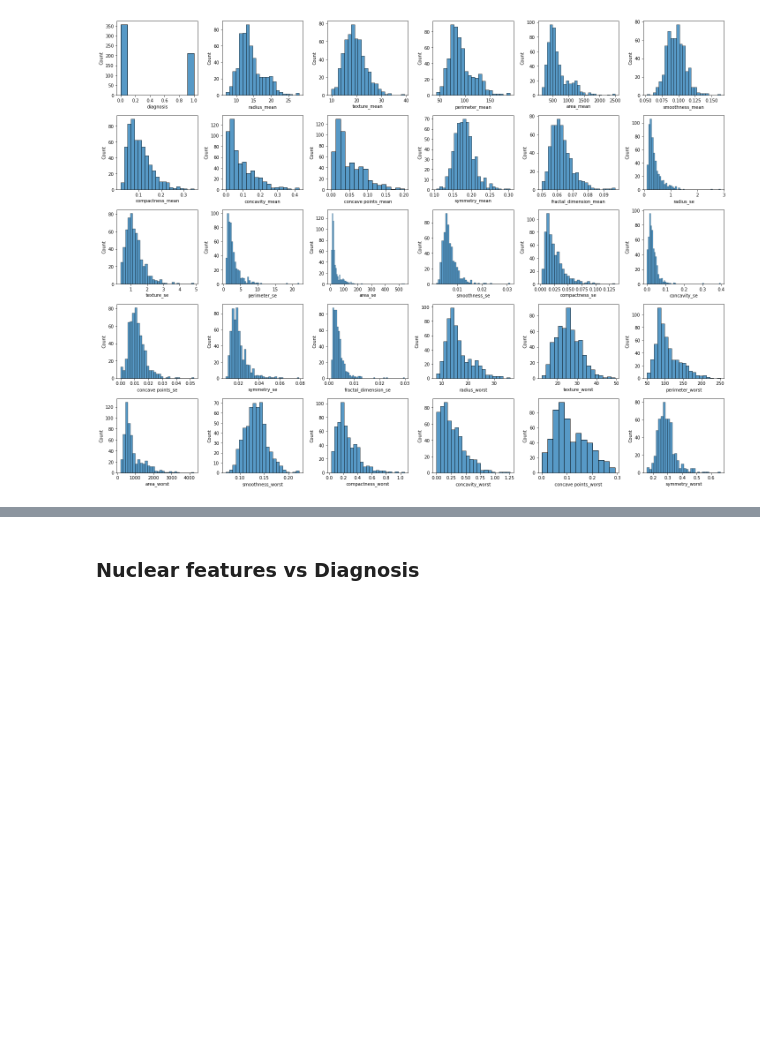
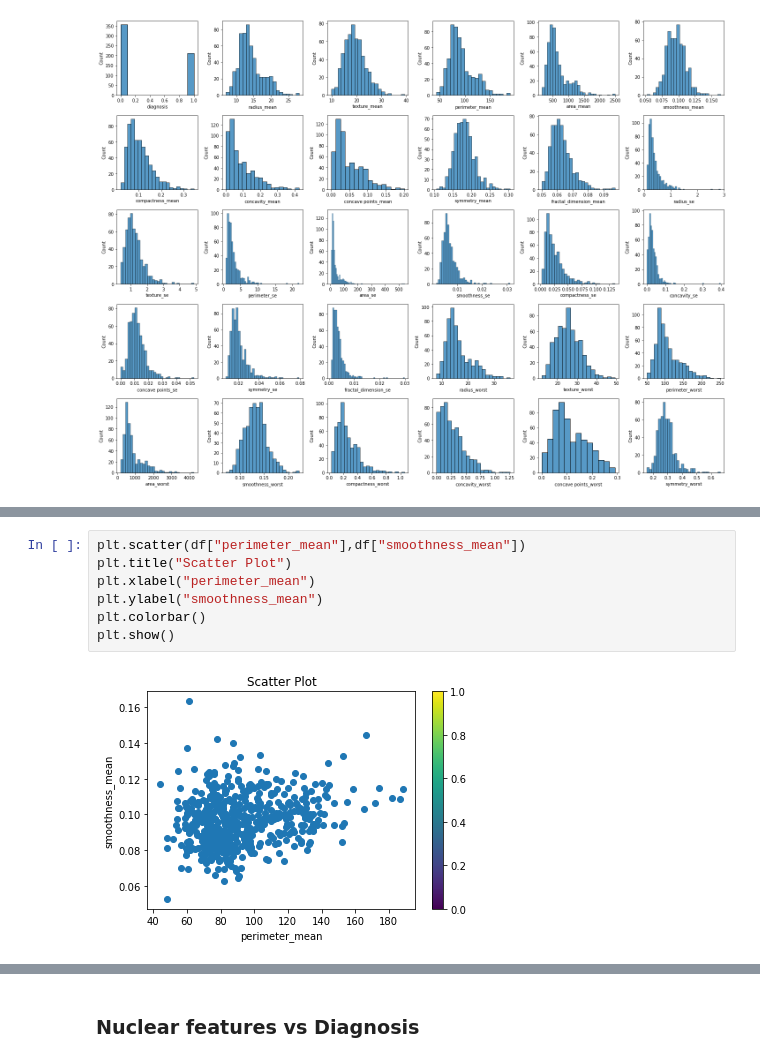
Before and after one commit to SaiBhargavShivampeta/Breast-Cancer-prediction, a Jupyter notebook: Breast Cancer prediction.ipynb, the cells around one changed output, grey strips where cells are left out. Saved outputs shown, nothing was run; the diff lists cells and outputs as text; blank space fills up the shorter version.

```diff
--- a/Breast Cancer prediction.ipynb
+++ b/Breast Cancer prediction.ipynb
@@ -156,0 +177,9 @@ plt.show()
+# %%
+plt.scatter(df["perimeter_mean"],df["smoothness_mean"])
+plt.title("Scatter Plot")
+plt.xlabel("perimeter_mean")
+plt.ylabel("smoothness_mean")
+plt.colorbar()
+plt.show()
+# %% [output]
+[figure, added]
```
Also changed, not shown: parts of 27 cells of this notebook.
